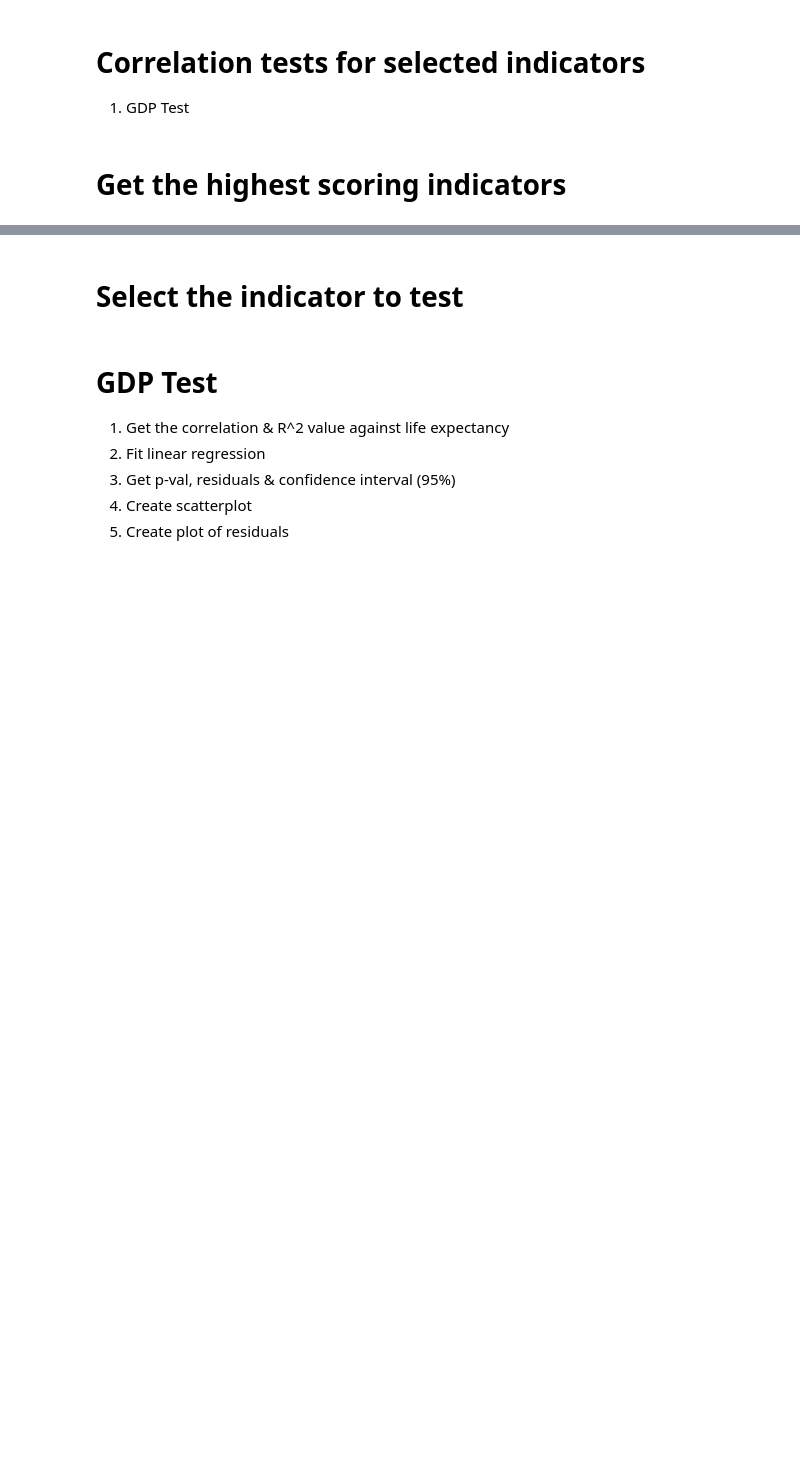
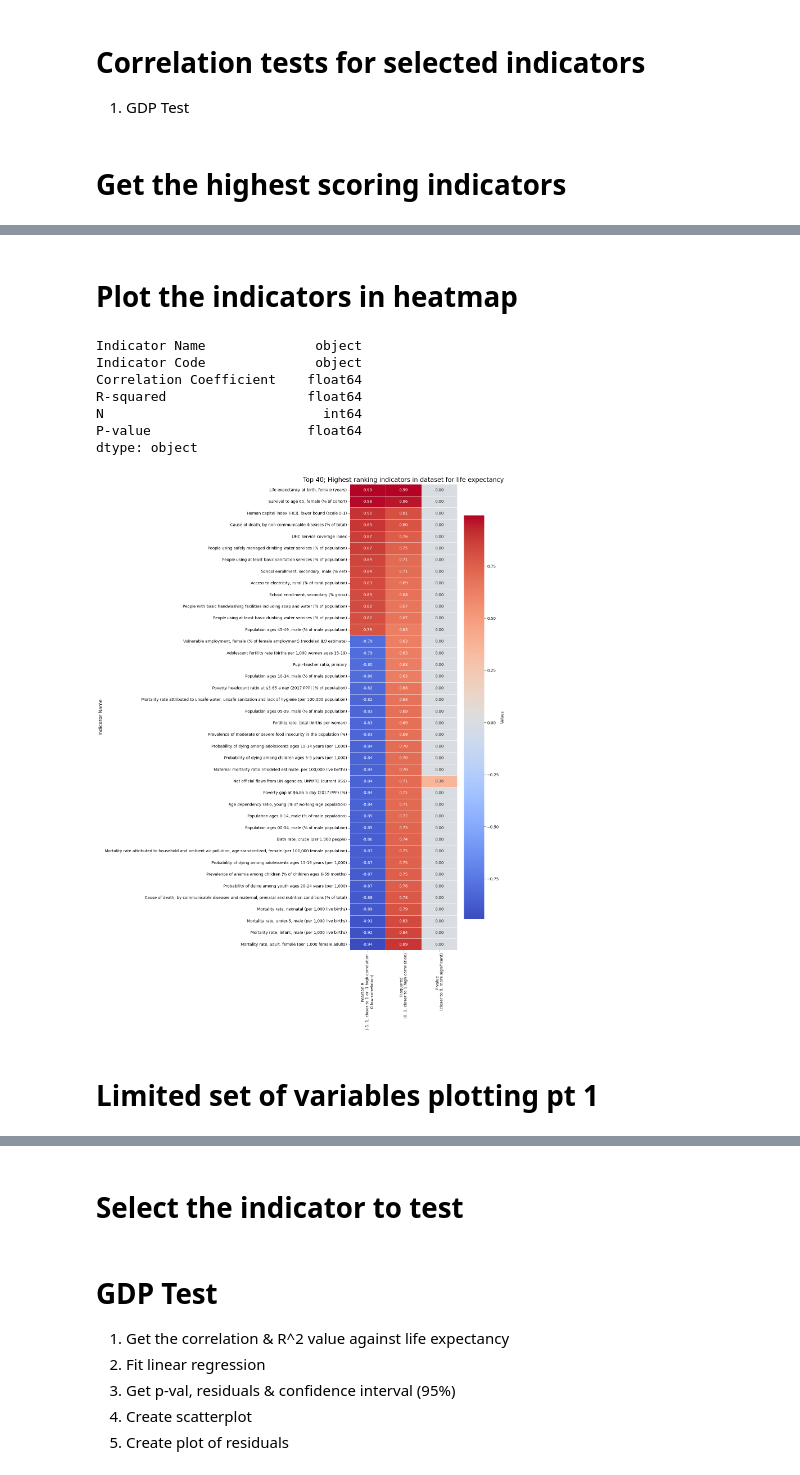
Before and after one commit to Hoog-V/Life_expectancy_model_minor_ds, a Jupyter notebook: correlation_tests/correlation_test.ipynb, the cells around one changed output, grey strips where cells are left out. Drawn from its saved outputs; the diff is of its cells as text; code cells hidden in the pictures; blank space fills up the shorter version.

Commit message:
Add more plots for the report

```diff
--- a/correlation_tests/correlation_test.ipynb
+++ b/correlation_tests/correlation_test.ipynb
@@ -140,0 +122,63 @@ KeyError: None
+# %% [markdown]
+# Plot the indicators in heatmap
+# %%
+import seaborn as sns
+
+df = pd.DataFrame(top20_results)
+print(df.dtypes)
+
+df.drop(columns=["Indicator Code"], inplace=True)
+df.drop(columns=["N"], inplace=True)
+# sort the dataframe based on R-squared and correlation coefficient
+df = df.sort_values(by="R-squared", ascending=False).reset_index(drop=True)
+# Melt the DataFrame to long format for heatmap
+df_melted = df.melt(id_vars=['Indicator Name'], var_name='Metric', value_name='Values')
+
+# Create a pivot table for the heatmap
+heatmap_data = df_melted.pivot(index='Indicator Name', columns='Metric', values='Values')
+heatmap_data = heatmap_data.loc[
+    df.sort_values(by=['Correlation Coefficient'], ascending=[False])['Indicator Name']
+]
+
+# move the p-value column to the last column
+heatmap_data = heatmap_data[
+    ['Correlation Coefficient', 'R-squared', 'P-value']]
+
+# rename Correlation Coefficient to Pearson R
+heatmap_data.rename(columns={"Correlation Coefficient": "Pearson R\n (-1..1, closer to 1 or -1 high correlation \n 0 low correlation)"}, inplace=True)
+heatmap_data.rename(columns={"R-squared": "R-squared\n (0..1, closer to 1 high correlation)"}, inplace=True)
+heatmap_data.rename(columns={"P-value": "P-value\n (closer to 0, more significant)"}, inplace=True)
+
+# Plotting the heatmap
+plt.figure(figsize=(14, 20))  # Adjust figure size
+sns.heatmap(
+    heatmap_data,
+    cmap='coolwarm',
+    annot=True,
+    fmt='.2f',
+    linewidths=0.5,
+    cbar_kws={'label': 'Values'},
+    annot_kws={"size": 10}  # Adjust annotation size
+)
+
+
+# Add title and labels
+plt.title('Top 40; Highest ranking indicators in dataset for life expectancy', fontsize=16)
+plt.xlabel('')
+plt.ylabel('Indicator Name', fontsize=12)
+# Rotate x-axis labels for better readability
+plt.xticks(rotation=90, ha='center')
+plt.tight_layout()
+
+plt.show()
+# %% [output]
+Indicator Name              object
+Indicator Code              object
+Correlation Coefficient    float64
+R-squared                  float64
+N                            int64
+P-value                    float64
+dtype: object
+[figure, added]
+# %% [markdown]
+# Limited set of variables plotting pt 1
```
Also changed, not shown: parts of 4 cells of this notebook.
